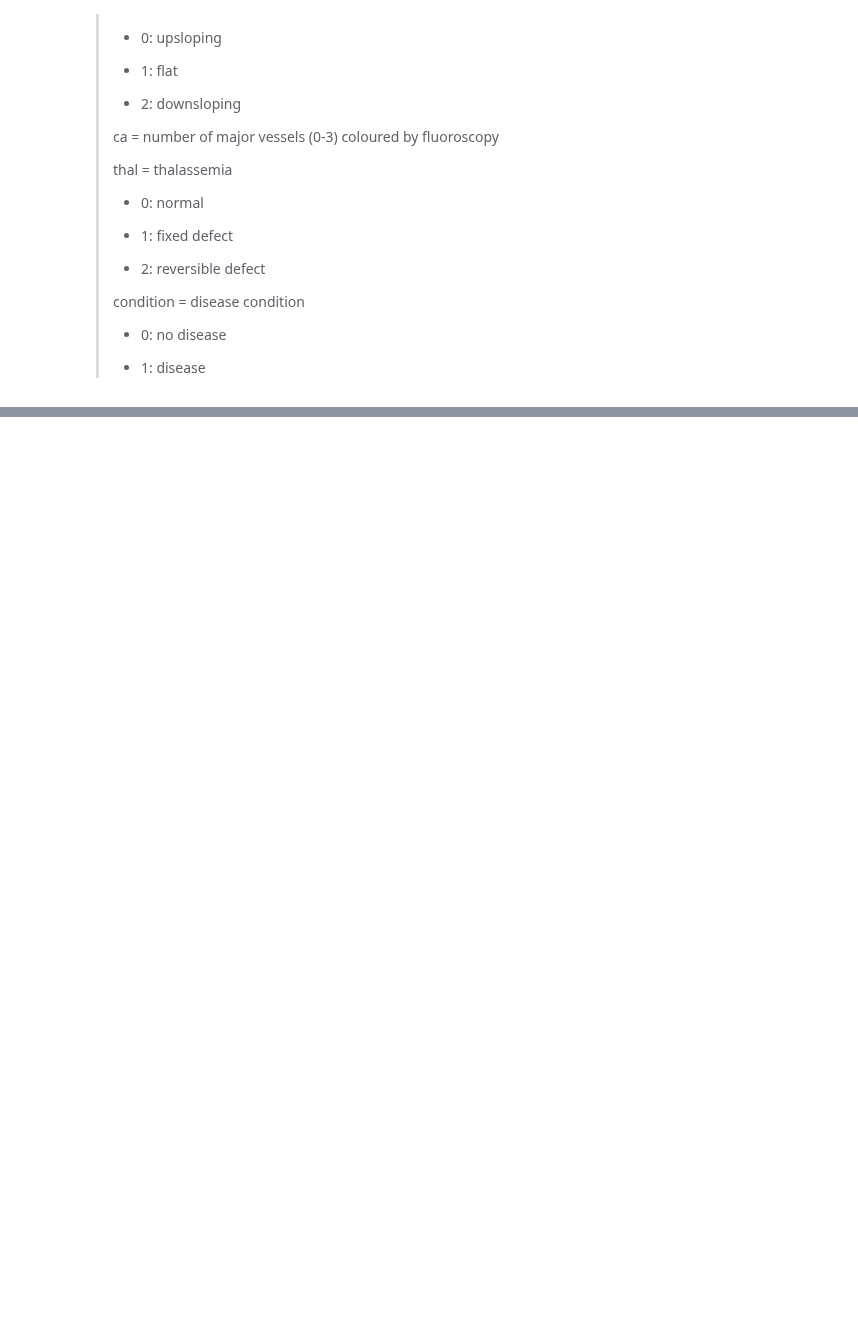
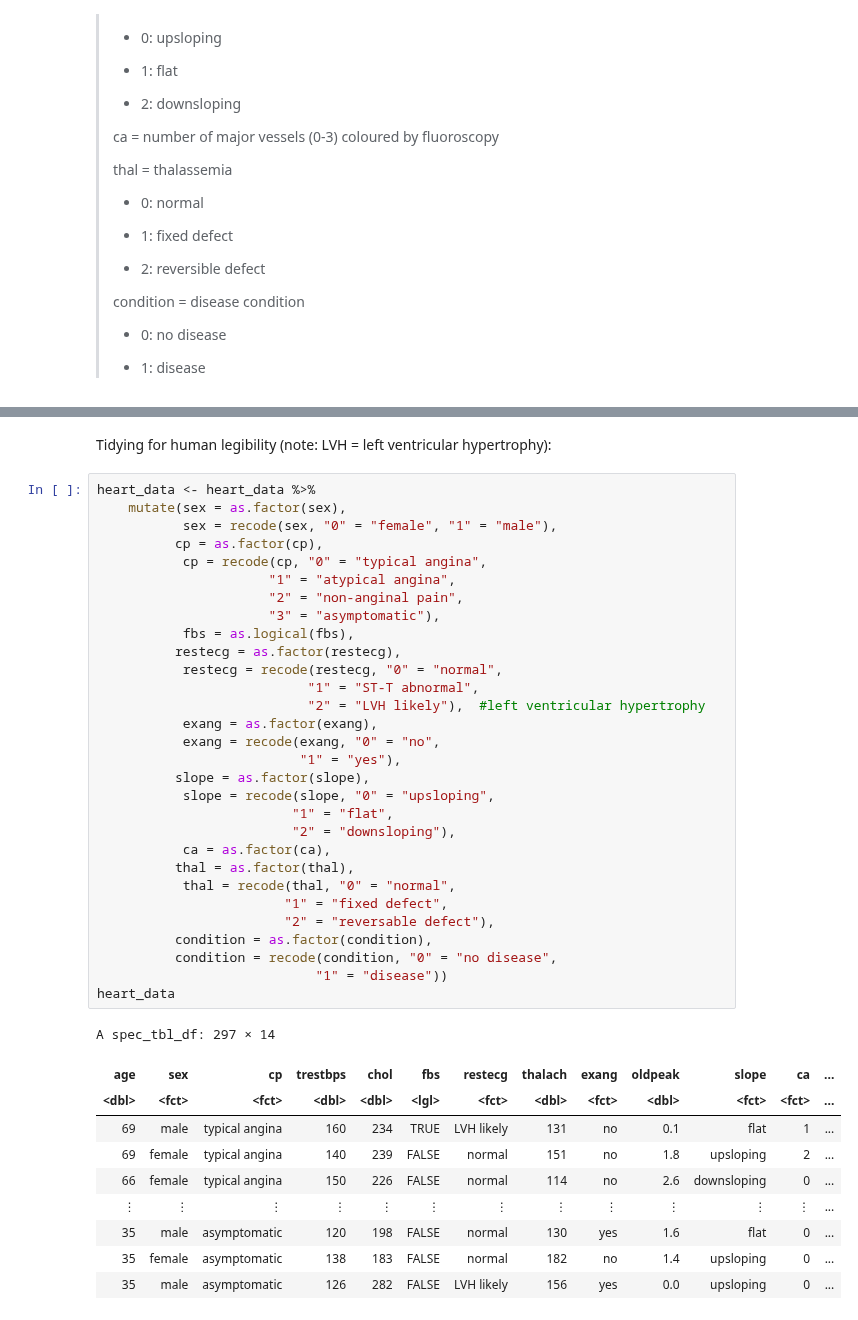
Before and after one commit to ssyl29/group_project, a Jupyter notebook: proposal.ipynb, the cells around one changed output, grey strips where cells are left out. Drawn from its saved outputs; the diff is of its cells as text; blank space fills up the shorter version.

```diff
--- a/proposal.ipynb
+++ b/proposal.ipynb
@@ -134,0 +114,43 @@ A spec_tbl_df: 297 × 14
+# %% [markdown]
+Tidying for human legibility (note: LVH = left ventricular hypertrophy):
+# %%
+heart_data <- heart_data %>%
+    mutate(sex = as.factor(sex),
+           sex = recode(sex, "0" = "female", "1" = "male"),
+          cp = as.factor(cp),
+           cp = recode(cp, "0" = "typical angina",
+                      "1" = "atypical angina",
+                      "2" = "non-anginal pain",
+                      "3" = "asymptomatic"),
+           fbs = as.logical(fbs),
+          restecg = as.factor(restecg),
+           restecg = recode(restecg, "0" = "normal",
+                           "1" = "ST-T abnormal",
+                           "2" = "LVH likely"),  #left ventricular hypertrophy
+           exang = as.factor(exang),
+           exang = recode(exang, "0" = "no",
+                          "1" = "yes"),
+          slope = as.factor(slope),
+           slope = recode(slope, "0" = "upsloping",
+                         "1" = "flat",
+                         "2" = "downsloping"),
+           ca = as.factor(ca),
+          thal = as.factor(thal),
+           thal = recode(thal, "0" = "normal",
+                        "1" = "fixed defect",
+                        "2" = "reversable defect"),
+          condition = as.factor(condition),
+          condition = recode(condition, "0" = "no disease",
+                            "1" = "disease"))
+heart_data
+# %% [output]
+A spec_tbl_df: 297 × 14
+| age | sex | cp | trestbps | chol | fbs | restecg | thalach | exang | oldpeak | slope | ca | ... |
+| <dbl> | <fct> | <fct> | <dbl> | <dbl> | <lgl> | <fct> | <dbl> | <fct> | <dbl> | <fct> | <fct> | ... |
+| 69 | male | typical angina | 160 | 234 | TRUE | LVH likely | 131 | no | 0.1 | flat | 1 | ... |
+| 69 | female | typical angina | 140 | 239 | FALSE | normal | 151 | no | 1.8 | upsloping | 2 | ... |
+| 66 | female | typical angina | 150 | 226 | FALSE | normal | 114 | no | 2.6 | downsloping | 0 | ... |
+| ⋮ | ⋮ | ⋮ | ⋮ | ⋮ | ⋮ | ⋮ | ⋮ | ⋮ | ⋮ | ⋮ | ⋮ | ... |
+| 35 | male | asymptomatic | 120 | 198 | FALSE | normal | 130 | yes | 1.6 | flat | 0 | ... |
+| 35 | female | asymptomatic | 138 | 183 | FALSE | normal | 182 | no | 1.4 | upsloping | 0 | ... |
+| 35 | male | asymptomatic | 126 | 282 | FALSE | LVH likely | 156 | yes | 0.0 | upsloping | 0 | ... |
```
Also changed, not shown: parts of 8 cells of this notebook.
